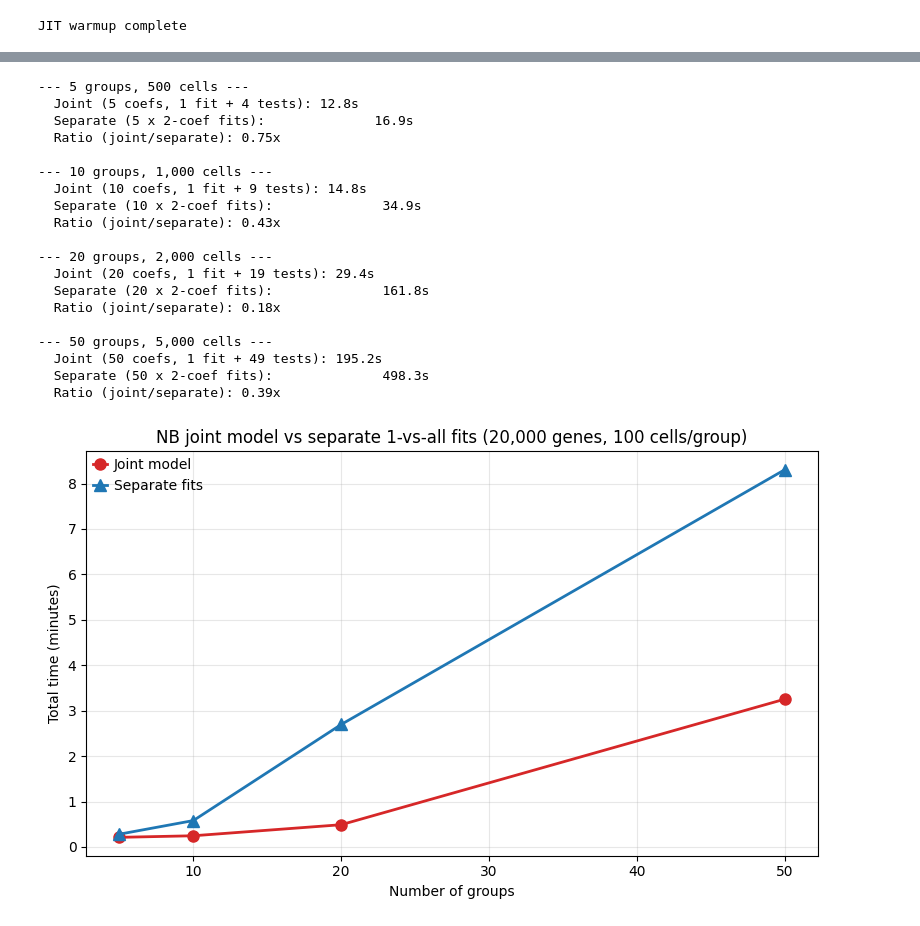
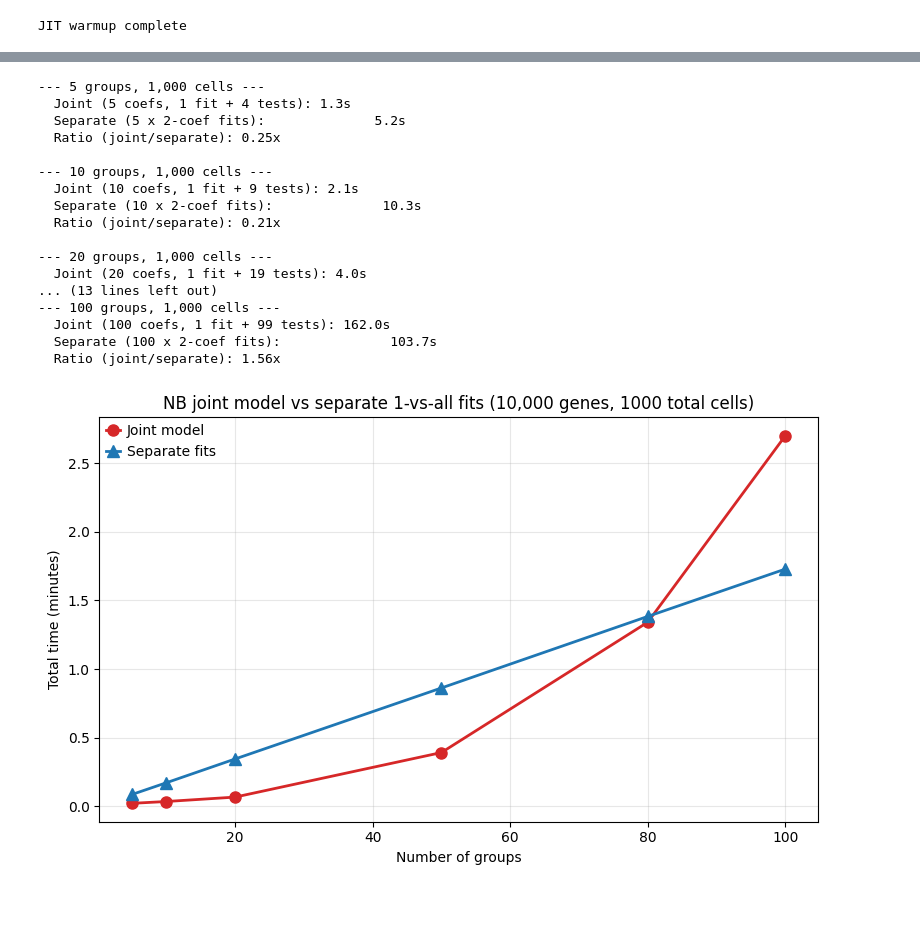
Before and after one commit to mlbelab/delnx, a Jupyter notebook: docs/notebooks/methods.ipynb, the cells around one changed output, grey strips where cells are left out. Cells and saved outputs as stored; diff of their text form; code cells hidden in the pictures.

```diff
--- a/docs/notebooks/methods.ipynb
+++ b/docs/notebooks/methods.ipynb
@@ -62,5 +63,5 @@ log-normalized for ANOVA/LR).
 # %%
-N_GENES = 20000
+N_GENES = 10000
 sample_sizes = [100, 500, 1000, 2000, 5000, 10000]
 
 sample_results = []
@@ -472,30 +247,0 @@ E0420 16:49:42.930516 2965543 xtile_compiler.cc:401] Computation: gemm_fusion_do
-# %%
-fig, axes = plt.subplots(1, 2, figsize=(14, 5))
-
-# Left: total time vs number of pairs
-ax = axes[0]
-for method in ["rank_de", "ANOVA", "LR", "NB"]:
-    sub = pairwise_df[pairwise_df["method"] == method].sort_values("n_pairs")
-    ax.plot(sub["n_pairs"], sub["time"] / 60, label=method, linewidth=2, markersize=8,
-            color=colors[method], marker=markers[method])
-ax.set_xlabel("Number of pairwise tests")
-ax.set_ylabel("Total time (minutes)")
-ax.set_title(f"Pairwise DE ({N_GENES:,} genes, {N_CELLS_PER_GROUP_PW} cells/group)")
-ax.legend()
-ax.grid(True, alpha=0.3)
-
-# Right: time per pair
-ax = axes[1]
-for method in ["rank_de", "ANOVA", "LR", "NB"]:
-    sub = pairwise_df[pairwise_df["method"] == method].sort_values("n_pairs")
-    ax.plot(sub["n_pairs"], sub["time"] / sub["n_pairs"], label=method, linewidth=2, markersize=8,
-            color=colors[method], marker=markers[method])
-ax.set_xlabel("Number of pairwise tests")
-ax.set_ylabel("Time per pair (seconds)")
-ax.set_title("Per-pair cost")
-ax.legend()
-ax.grid(True, alpha=0.3)
-
-plt.tight_layout()
-plt.show()
-plt.close()
@@ -527,13 +257,12 @@ We compare both for 1-vs-all marker detection with varying group counts.
 # %%
-joint_group_counts = [5, 10, 20, 50]
-N_CELLS_PER_GROUP_JV = 100
+joint_group_counts = [5, 10, 20, 50, 80, 100]
+N_CELLS_PER_TOTAL_JV = 1000
 
 joint_results = []
 
 for n_groups in joint_group_counts:
-    n_total = n_groups * N_CELLS_PER_GROUP_JV
-    print(f"\n--- {n_groups} groups, {n_total:,} cells ---")
-    adata = simulate_data(n_total, N_GENES, n_groups)
+    print(f"\n--- {n_groups} groups, {N_CELLS_PER_TOTAL_JV:,} cells ---")
+    adata = simulate_data(N_CELLS_PER_TOTAL_JV, N_GENES, n_groups)
 
     # Joint model: fit once with all groups, test each via contrasts
     t0 = time.time()
@@ -559,41 +288,39 @@ for n_groups in joint_group_counts:
 
 joint_df = pd.DataFrame(joint_results)
 # %% [output]
---- 5 groups, 500 cells ---
-  Joint (5 coefs, 1 fit + 4 tests): 12.8s
-  Separate (5 x 2-coef fits):              16.9s
-  Ratio (joint/separate): 0.75x
+--- 5 groups, 1,000 cells ---
+  Joint (5 coefs, 1 fit + 4 tests): 1.3s
+  Separate (5 x 2-coef fits):              5.2s
+  Ratio (joint/separate): 0.25x
 
 --- 10 groups, 1,000 cells ---
-  Joint (10 coefs, 1 fit + 9 tests): 14.8s
-  Separate (10 x 2-coef fits):              34.9s
-  Ratio (joint/separate): 0.43x
+  Joint (10 coefs, 1 fit + 9 tests): 2.1s
+  Separate (10 x 2-coef fits):              10.3s
+  Ratio (joint/separate): 0.21x
 
---- 20 groups, 2,000 cells ---
-  Joint (20 coefs, 1 fit + 19 tests): 29.4s
-  Separate (20 x 2-coef fits):              161.8s
-  Ratio (joint/separate): 0.18x
-
---- 50 groups, 5,000 cells ---
-  Joint (50 coefs, 1 fit + 49 tests): 195.2s
-  Separate (50 x 2-coef fits):              498.3s
-  Ratio (joint/separate): 0.39x
+--- 20 groups, 1,000 cells ---
+  Joint (20 coefs, 1 fit + 19 tests): 4.0s
+... (13 lines left out)
+--- 100 groups, 1,000 cells ---
+  Joint (100 coefs, 1 fit + 99 tests): 162.0s
+  Separate (100 x 2-coef fits):              103.7s
+  Ratio (joint/separate): 1.56x
 # %%
 fig, ax = plt.subplots(figsize=(8, 5))
 
 for strategy, style in [("Joint model", dict(color="#d62728", marker="o")),
                          ("Separate fits", dict(color="#1f77b4", marker="^"))]:
     sub = joint_df[joint_df["strategy"] == strategy].sort_values("n_groups")
     ax.plot(sub["n_groups"], sub["time"] / 60, label=strategy, linewidth=2, markersize=8, **style)
 
 ax.set_xlabel("Number of groups")
 ax.set_ylabel("Total time (minutes)")
-ax.set_title(f"NB joint model vs separate 1-vs-all fits ({N_GENES:,} genes, {N_CELLS_PER_GROUP_JV} cells/group)")
+ax.set_title(f"NB joint model vs separate 1-vs-all fits ({N_GENES:,} genes, {N_CELLS_PER_TOTAL_JV} total cells)")
 ax.legend()
 ax.grid(True, alpha=0.3)
 
 plt.tight_layout()
 plt.show()
 plt.close()
 # %% [output]
-[figure, old version]
+[figure, new version]
```
Also changed, not shown: parts of 13 cells of this notebook, 3 other files.
